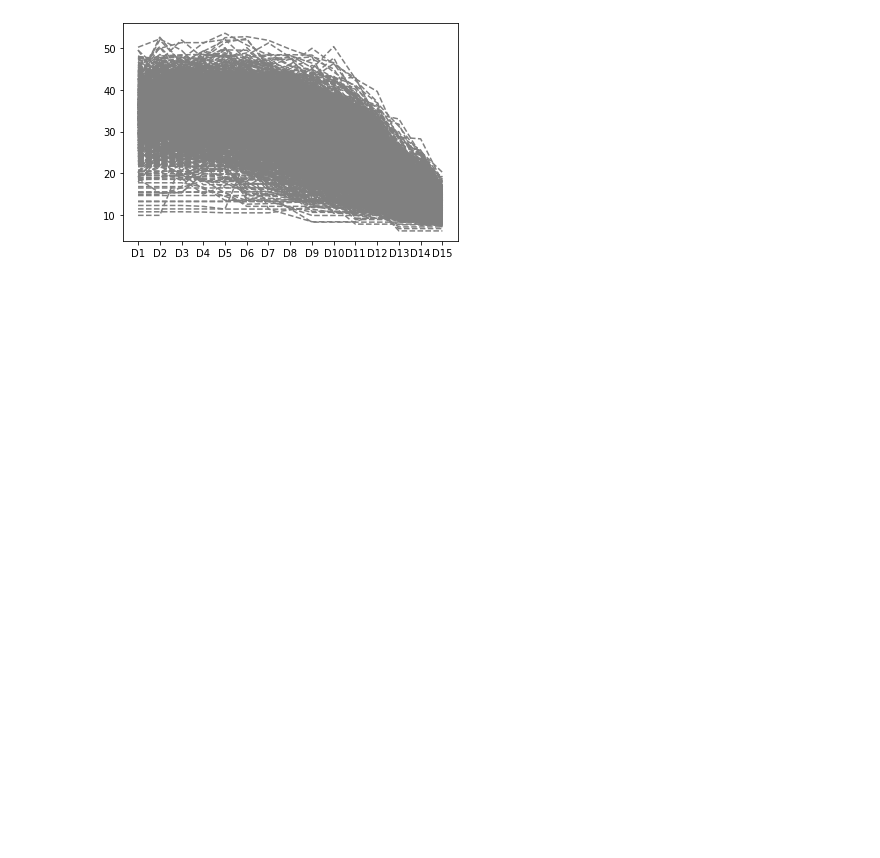
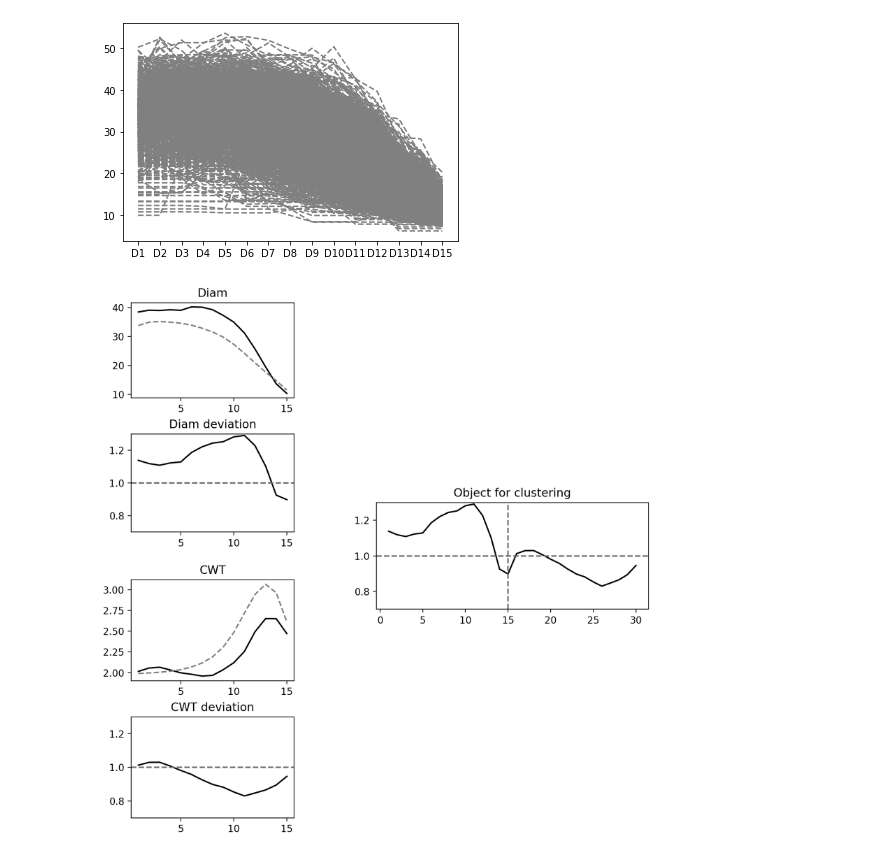
Before and after one commit to mikewellmeansme/TracheidClustering, a Jupyter notebook: notebooks/methods_visualization.ipynb, the cells around one changed output. Drawn from its saved outputs; the diff is of its cells as text; code cells hidden in the pictures; blank space fills up the shorter version.

```diff
--- a/notebooks/methods_visualization.ipynb
+++ b/notebooks/methods_visualization.ipynb
@@ -91,3 +89,60 @@ for year in set(df['Year']):
         quotient_deviation_df_B[year] = temp_data_q.mean()[1:]
 
 quotient_deviation_df_B = pd.DataFrame(quotient_deviation_df_B).transpose()
+# %%
+df = pd.read_excel('../input/Bograd_PISY_normalized.xlsx')
+# %%
+global_mean = df.mean()[1:]
+# %%
+mean_objects_years = dict()
+
+for year in set(df['Year']):
+    temp_data = df[df['Year']==year]
+    if len(temp_data) > 3:
+        mean_objects_years[year] = temp_data.mean()[1:]
+
+
+mean_objects_trees = dict()
+
+for tree in set(df['Tree']):
+    mean_objects_trees[tree] = df[df['Tree']==tree].mean()[1:]
+# %%
+fig = plt.figure(constrained_layout=True, figsize=(8,8), dpi=200)
+#plt.subplots_adjust(right=0.95, hspace=0.05, wspace=0.05, bottom=0.01)
+gs = fig.add_gridspec(8, 9)
+axes = [
+    fig.add_subplot(gs[0:2, 0:3]),
+    fig.add_subplot(gs[2:4, 0:3]),
+    fig.add_subplot(gs[4:6, 0:3]),
+    fig.add_subplot(gs[6:8, 0:3]),
+    fig.add_subplot(gs[3:5, 4:10])
+]
+
+y = mean_objects_years[2000]
+
+axes[0].plot(range(1,16), y[:15], 'black')
+axes[0].plot(range(1,16), global_mean[:15], color='gray',linestyle='--' )
+axes[1].plot(range(1,16), [i / j for i, j in zip(y[:15], global_mean[:15])], 'black')
+axes[1].axhline(y=1, color='dimgray', linestyle='--')
+axes[2].plot(range(1,16), y[15:], 'black')
+axes[2].plot(range(1,16), global_mean[15:], color='gray',linestyle='--' )
+axes[3].plot(range(1,16), [i / j for i, j in zip(y[15:], global_mean[15:])], 'black')
+axes[3].axhline(y=1, color='dimgray', linestyle='--')
+
+axes[4].plot(range(1,31), [i / j for i, j in zip(y, list(global_mean))], 'black')
+axes[4].axhline(y=1, color='dimgray', linestyle='--')
+axes[4].axvline(x=15, color='dimgray', linestyle='--')
+
+axes[0].set_title('Diam')
+axes[1].set_title('Diam deviation')
+axes[2].set_title('CWT')
+axes[3].set_title('CWT deviation')
+axes[4].set_title('Object for clustering')
+
+axes[1].set_ylim([0.7, 1.3])
+axes[3].set_ylim([0.7, 1.3])
+axes[4].set_ylim([0.7, 1.3])
+
+plt.savefig('../output/method_visualization.svg', dpi=300)
+# %% [output]
+[figure, added]
```
Also changed, not shown: parts of 3 cells of this notebook, 2 other files.
